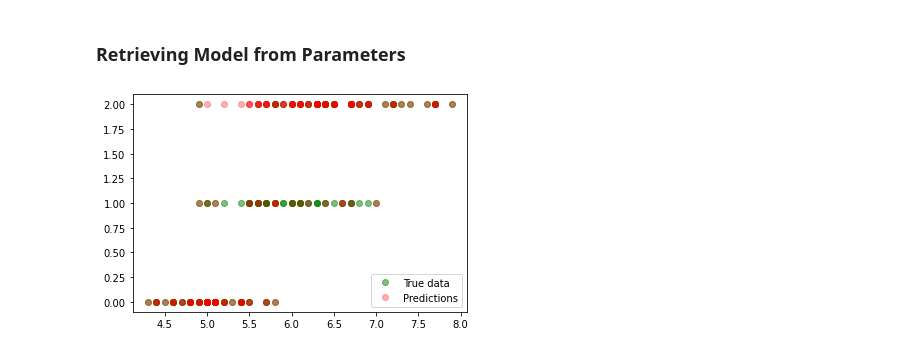
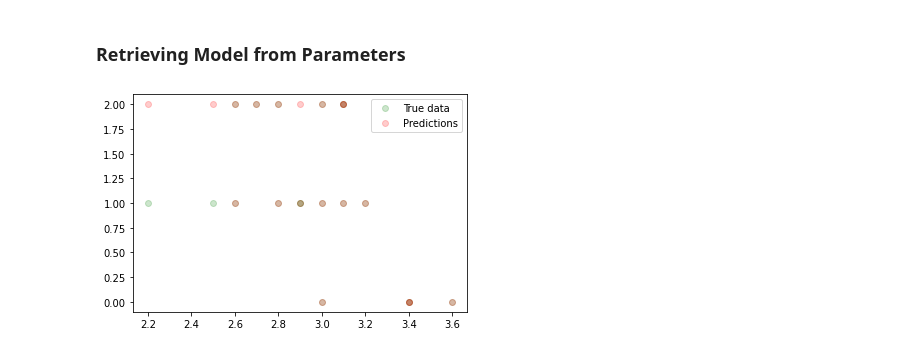
Before and after one commit to secureailabs/datascience, a Jupyter notebook: notebooks/Logistic Regression/LogRv1.ipynb, the cells around one changed output. Cells and saved outputs as stored; diff of their text form; code cells hidden in the pictures.

```diff
--- a/notebooks/Logistic Regression/LogRv1.ipynb
+++ b/notebooks/Logistic Regression/LogRv1.ipynb
@@ -91,13 +116,12 @@ LogisticRegression(
 # %% [markdown]
 ### Retrieving Model from Parameters
 # %%
-from sail_safe_functions.machine_learning.utilities.ModelRetrieve import ModelRetrieve
+from sail_safe_functions.machine_learning.ModelRetrieve import ModelRetrieve
 
 #Retrieve Averaged Model
 avg_model = ModelRetrieve.run(avg_model)
 
-predicted = avg_model(x_train)
+predicted = avg_model(x_test)
+print_graph(predicted, x_test, y_test)
+# %% [output]
+[figure, added]
-# %%
-print_graph(predicted, x_train, y_train)
-# %% [output]
-[figure, removed]
```
Also changed, not shown: parts of 9 cells of this notebook, 13 other files.
